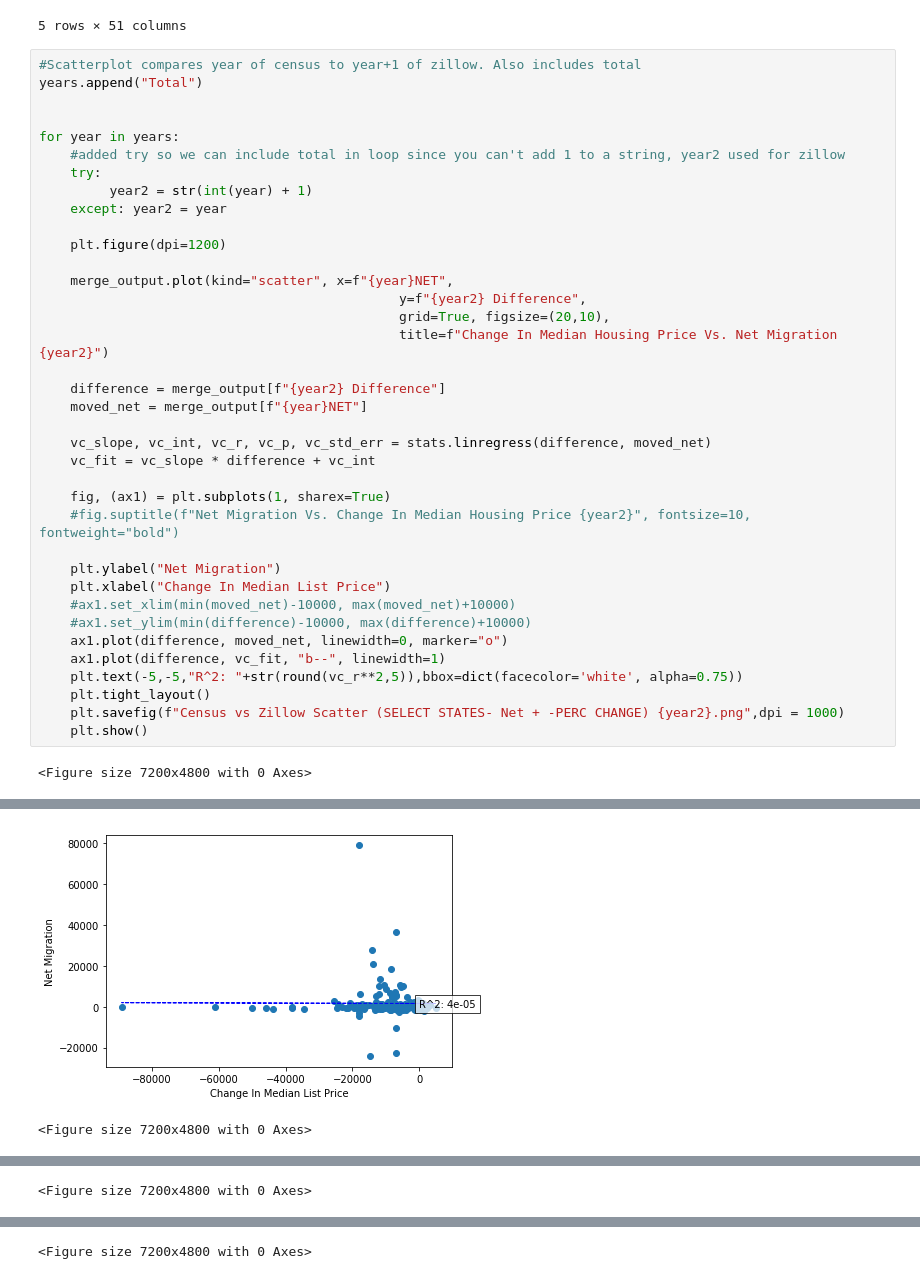
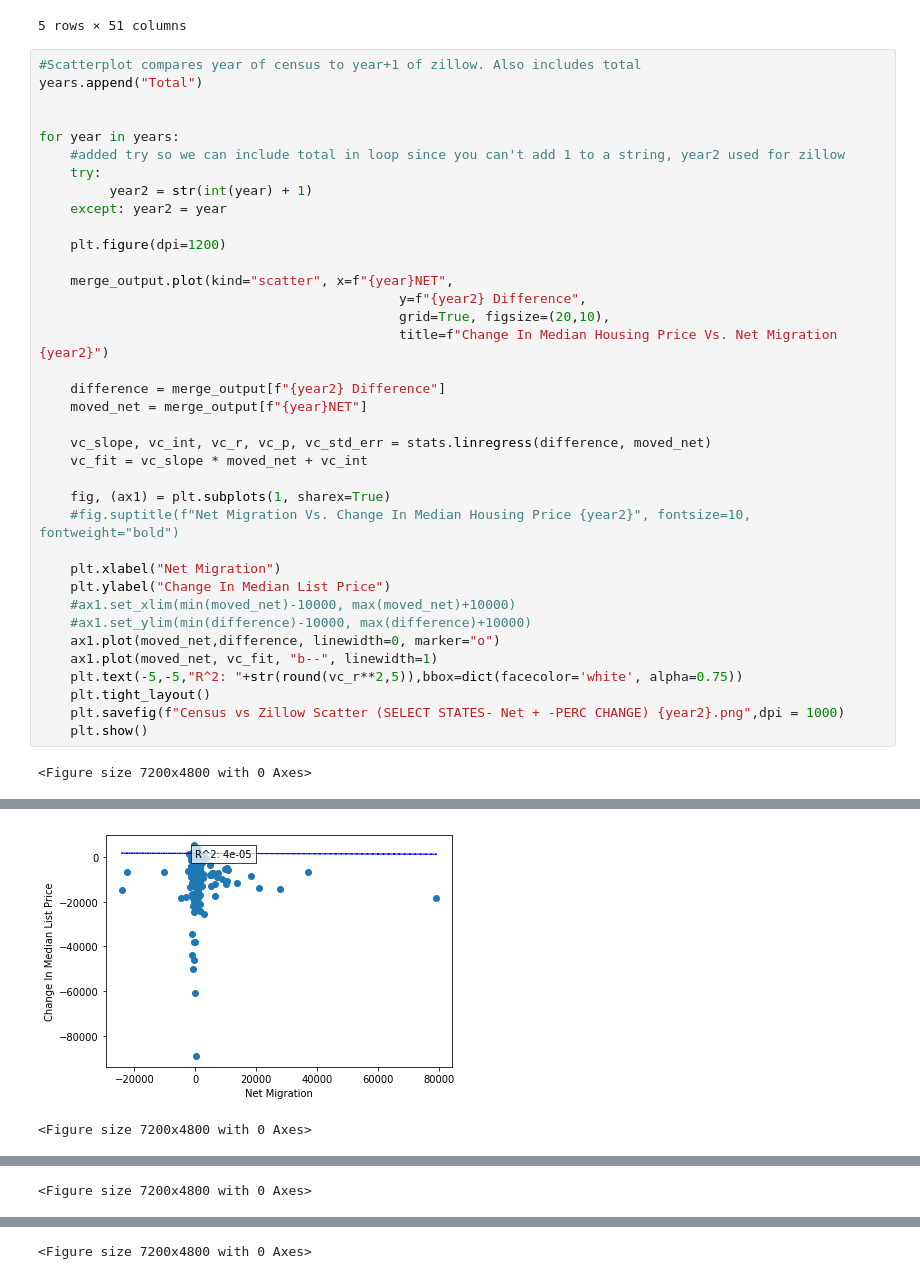
Before and after one commit to UCBDataAna/Project1_Migration, a Jupyter notebook: ScatterPlot_ByYear-Select-States NET-Positive.ipynb, the cells around one changed output, grey strips where cells are left out. Saved outputs shown, nothing was run; the diff lists cells and outputs as text.

Commit message:
positive flow chart adjustment

```diff
--- a/ScatterPlot_ByYear-Select-States NET-Positive.ipynb
+++ b/ScatterPlot_ByYear-Select-States NET-Positive.ipynb
@@ -61,38 +61,38 @@ years.append("Total")
 for year in years:
     #added try so we can include total in loop since you can't add 1 to a string, year2 used for zillow
     try:
          year2 = str(int(year) + 1)
     except: year2 = year
 
     plt.figure(dpi=1200)
 
     merge_output.plot(kind="scatter", x=f"{year}NET",
                                               y=f"{year2} Difference",
                                               grid=True, figsize=(20,10),
                                               title=f"Change In Median Housing Price Vs. Net Migration {year2}")
 
     difference = merge_output[f"{year2} Difference"]
     moved_net = merge_output[f"{year}NET"]
 
     vc_slope, vc_int, vc_r, vc_p, vc_std_err = stats.linregress(difference, moved_net)
-    vc_fit = vc_slope * difference + vc_int
+    vc_fit = vc_slope * moved_net + vc_int
 
     fig, (ax1) = plt.subplots(1, sharex=True)
     #fig.suptitle(f"Net Migration Vs. Change In Median Housing Price {year2}", fontsize=10, fontweight="bold")
 
-    plt.ylabel("Net Migration")
-    plt.xlabel("Change In Median List Price")
+    plt.xlabel("Net Migration")
+    plt.ylabel("Change In Median List Price")
     #ax1.set_xlim(min(moved_net)-10000, max(moved_net)+10000)
     #ax1.set_ylim(min(difference)-10000, max(difference)+10000)
-    ax1.plot(difference, moved_net, linewidth=0, marker="o")
-    ax1.plot(difference, vc_fit, "b--", linewidth=1)
+    ax1.plot(moved_net,difference, linewidth=0, marker="o")
+    ax1.plot(moved_net, vc_fit, "b--", linewidth=1)
     plt.text(-5,-5,"R^2: "+str(round(vc_r**2,5)),bbox=dict(facecolor='white', alpha=0.75))
     plt.tight_layout()
     plt.savefig(f"Census vs Zillow Scatter (SELECT STATES- Net + -PERC CHANGE) {year2}.png",dpi = 1000)
     plt.show()
 # %% [output]
 <Figure size 7200x4800 with 0 Axes>
 [figure]
-[figure, old version]
+[figure, new version]
 <Figure size 7200x4800 with 0 Axes>
 [figure]
```
Also changed, not shown: parts of 1 cell of this notebook, 22 other files.
